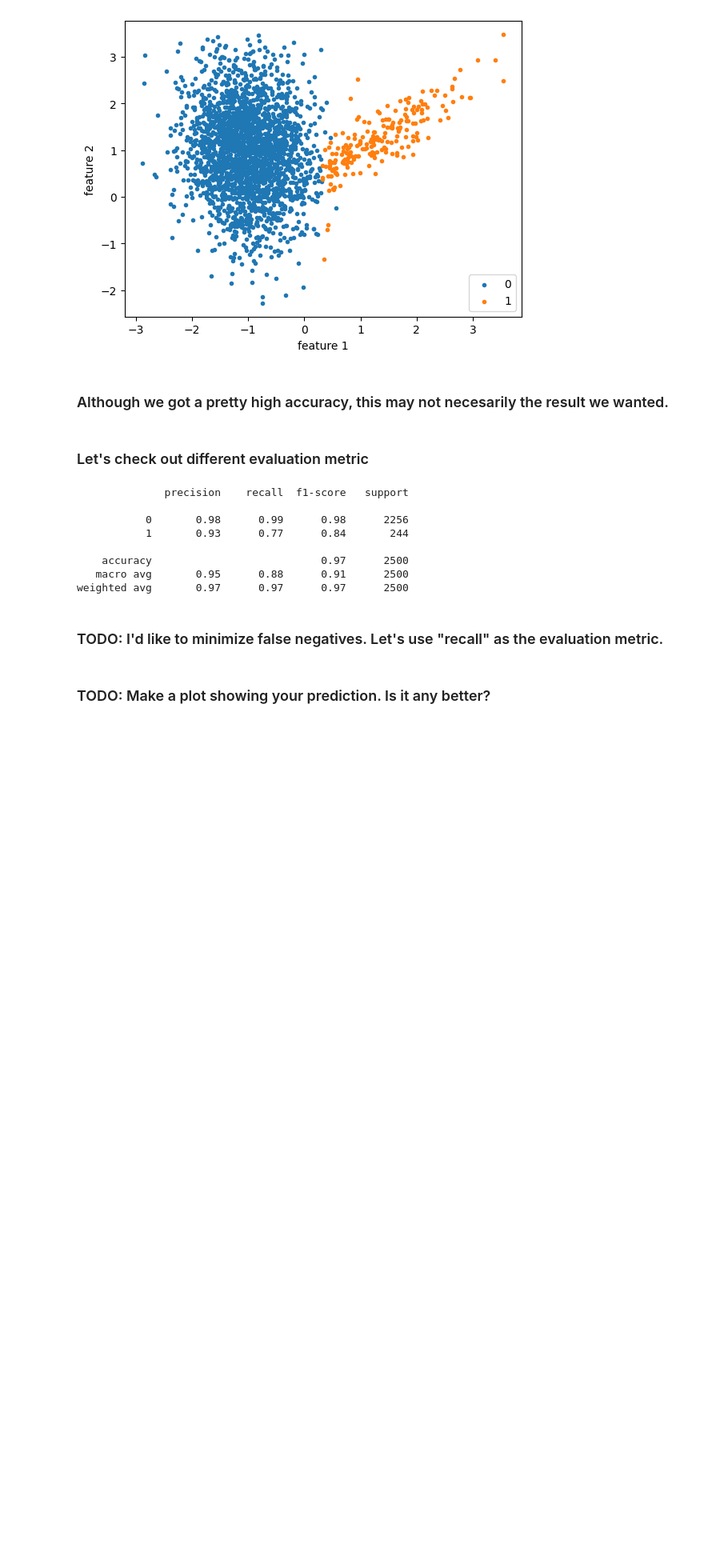
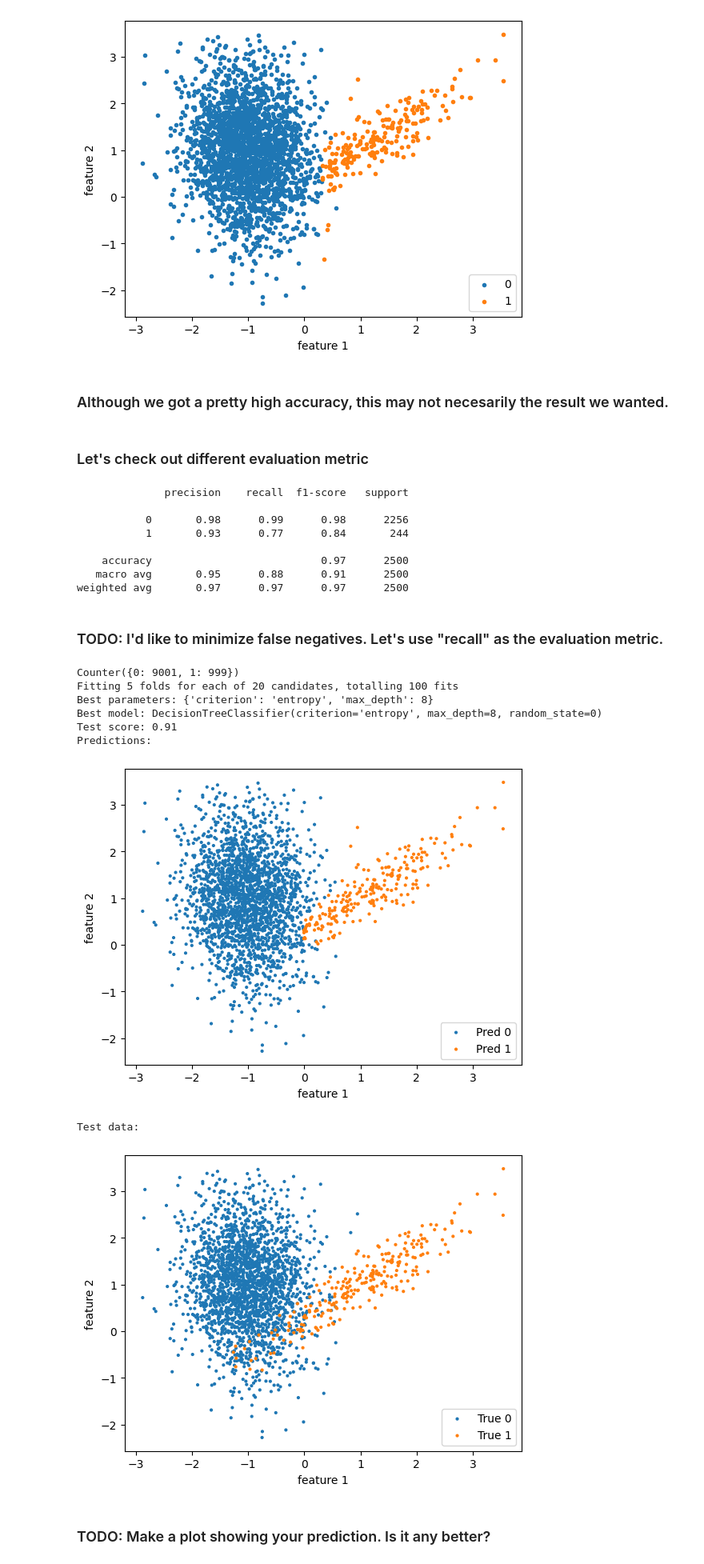
Before and after one commit to jer-martin/ML-homeworks, a Jupyter notebook: AST4930_M2_Tofill.ipynb, the cells around one changed output. Shown at 80% size. Drawn from its saved outputs; the diff is of its cells as text; code cells hidden in the pictures; blank space fills up the shorter version.

```diff
--- a/AST4930_M2_Tofill.ipynb
+++ b/AST4930_M2_Tofill.ipynb
@@ -538,5 +550,78 @@ print(classification_report(y_test, model.predict(X_test)))
 weighted avg       0.97      0.97      0.97      2500
 # %% [markdown]
 ### TODO: I'd like to minimize false negatives. Let's use "recall" as the evaluation metric.
+# %%
+from sklearn.model_selection import GridSearchCV
+from sklearn.tree import DecisionTreeClassifier
+from sklearn.metrics import accuracy_score
+from sklearn.model_selection import train_test_split
+from collections import Counter
+from sklearn.datasets import make_classification
+import matplotlib.pyplot as plt
+import numpy as np
+from sklearn.metrics import recall_score, make_scorer
+
+# generate imbalanced dataset
+X, y = make_classification(n_samples=10000, n_features=2, n_redundant=0,
+                           n_clusters_per_class=1, weights=[0.9], flip_y=0, random_state=2)
+
+X_train, X_test, y_train, y_test = train_test_split(X, y, random_state=0)
+
+# summarize class distribution
+counter = Counter(y)
+print(counter)
+
+param_grid = {'max_depth': np.arange(10)+1,
+              'criterion': ['gini','entropy']}
+
+grid_search = GridSearchCV(DecisionTreeClassifier(random_state=0), param_grid, cv=5,
+                           return_train_score=True, verbose=1, scoring='recall_macro', n_jobs=-1)
+
+grid_search.fit(X_train, y_train)
+
+print("Best parameters: {}".format(grid_search.best_params_))
+print("Best model: {}".format(grid_search.best_estimator_))
+print("Test score: {:.2f}".format(grid_search.score(X_test, y_test)))
+
+
+
+# Get predictions of the best model on X_test
+predictions = grid_search.best_estimator_.predict(X_test)
+
+print('Predictions:')
+
+# Scatter plot of predictions
+unique_predictions = np.unique(predictions)
+for label in unique_predictions:
+    row_ix = np.where(predictions == label)[0]
+    plt.scatter(X_test[row_ix, 0], X_test[row_ix, 1], label=f'Pred {label}', alpha=1, edgecolor='none', marker='.')
+
+plt.xlabel('feature 1')
+plt.ylabel('feature 2')
+plt.legend(loc='lower right')
+plt.show()
+
+print('Test data:')
+
+# Scatter plot of true labels (original data)
+unique_labels = np.unique(y_test)
+for label in unique_labels:
+    row_ix = np.where(y_test == label)[0]
+    plt.scatter(X_test[row_ix, 0], X_test[row_ix, 1], label=f'True {label}', alpha=1, edgecolor='none', marker='.')
+
+plt.xlabel('feature 1')
+plt.ylabel('feature 2')
+plt.legend(loc='lower right')
+plt.show()
+# %% [output]
+Counter({0: 9001, 1: 999})
+Fitting 5 folds for each of 20 candidates, totalling 100 fits
+Best parameters: {'criterion': 'entropy', 'max_depth': 8}
+Best model: DecisionTreeClassifier(criterion='entropy', max_depth=8, random_state=0)
+Test score: 0.91
+Predictions:
+[figure, added]
+Test data:
+[figure, added]
 # %% [markdown]
 ### TODO: Make a plot showing your prediction. Is it any better?
```
Also changed, not shown: parts of 4 cells of this notebook.
